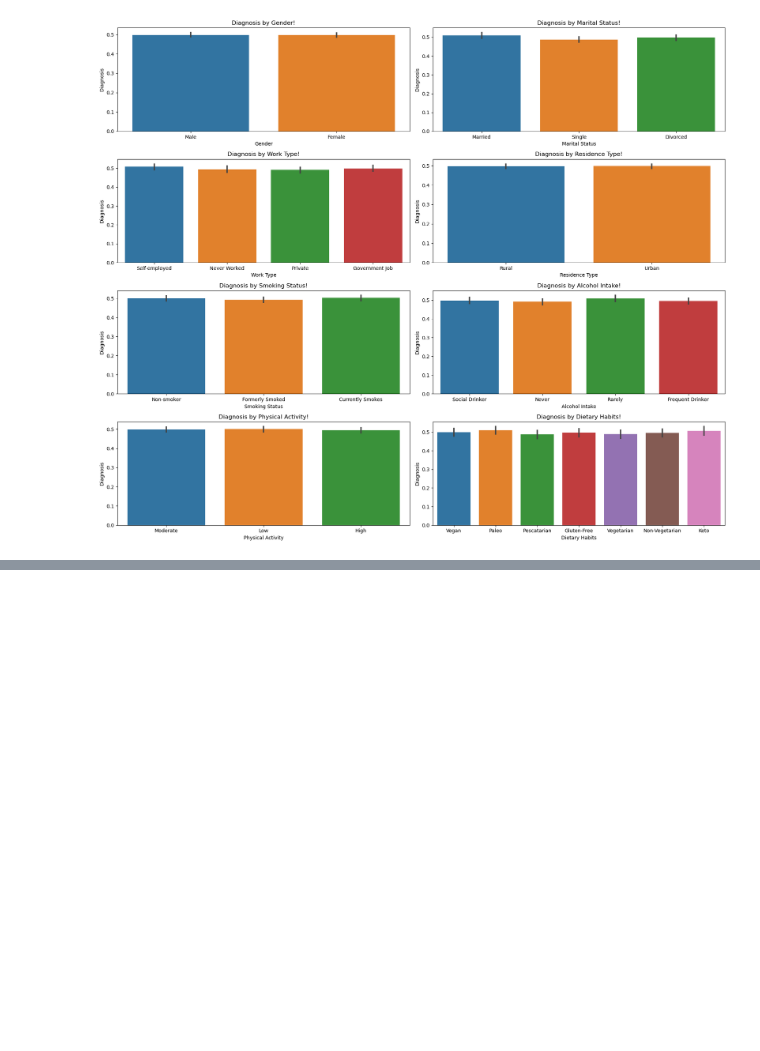
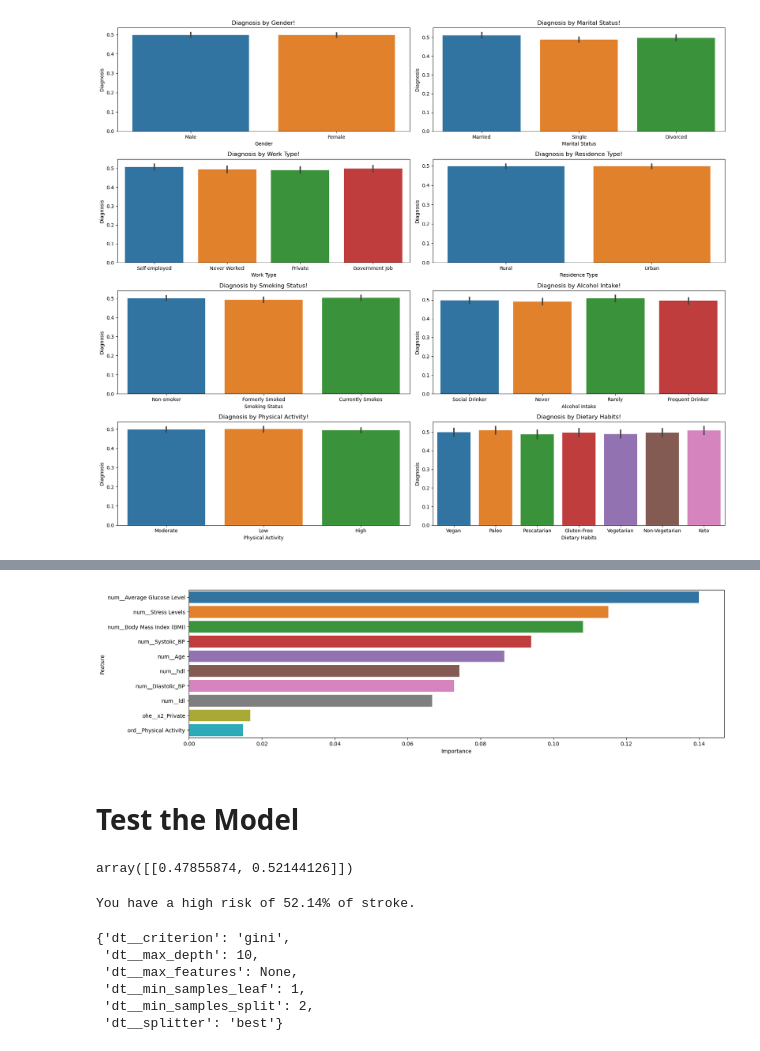
Before and after one commit to Sriworks1/stroke_prediction, a Jupyter notebook: stroke_prediction.ipynb, the cells around one changed output, grey strips where cells are left out. Drawn from its saved outputs; the diff is of its cells as text; code cells hidden in the pictures; blank space fills up the shorter version.

```diff
--- a/stroke_prediction.ipynb
+++ b/stroke_prediction.ipynb
@@ -250,0 +699,33 @@ plt.show()
+# %%
+# Show Top 10 Important Features
+sns.barplot(data=important_features.head(10), y="Feature", x="Importance");
+# %% [output]
+[figure, added]
+# %% [markdown]
+# Test the Model
+# %%
+df_sample = df_out.copy().head(1).drop(columns=["Diagnosis"])
+df_sample
+
+test_preds = best_model.predict_proba(df_sample)
+test_preds
+# %% [output]
+array([[0.47855874, 0.52144126]])
+# %%
+# Probability that the patient data entry has stroke
+risk_percentage = test_preds[0][1] * 100
+
+# Interpretation
+if risk_percentage == 0:
+    print("You don't have stroke.\n\n")
+
+elif risk_percentage == 100:
+    print("You have stroke.\n\n")
+
+elif 100 > risk_percentage > 50:
+    print(f"You have a high risk of {risk_percentage:.2f}% of stroke.\n\n")
+
+elif 50 > risk_percentage > 0:
+    print(f"You have a low risk of {risk_percentage:.2f}% of having stroke.\n\n")
+# %% [output]
+You have a high risk of 52.14% of stroke.
@@ -250,0 +753,9 @@ plt.show()
+# %%
+best_model.best_params_
+# %% [output]
+{'dt__criterion': 'gini',
+ 'dt__max_depth': 10,
+ 'dt__max_features': None,
+ 'dt__min_samples_leaf': 1,
+ 'dt__min_samples_split': 2,
+ 'dt__splitter': 'best'}
```
Also changed, not shown: parts of 31 cells of this notebook, 20 other files.
